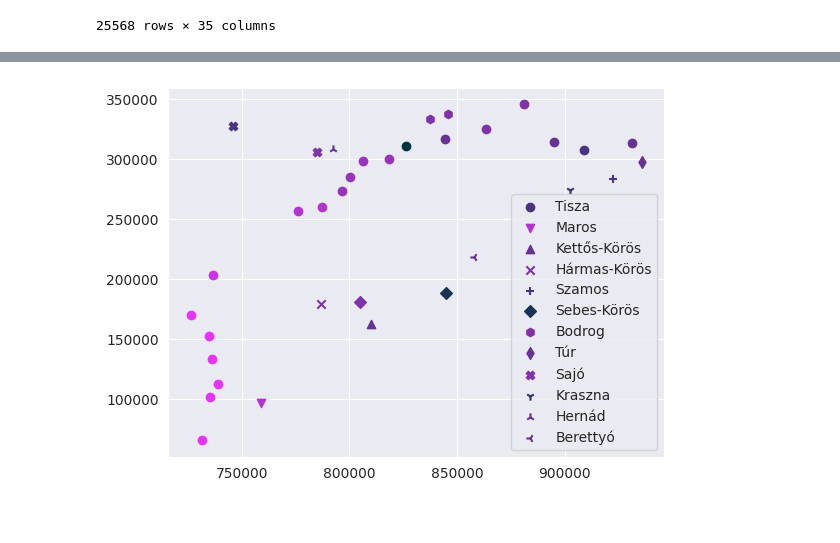
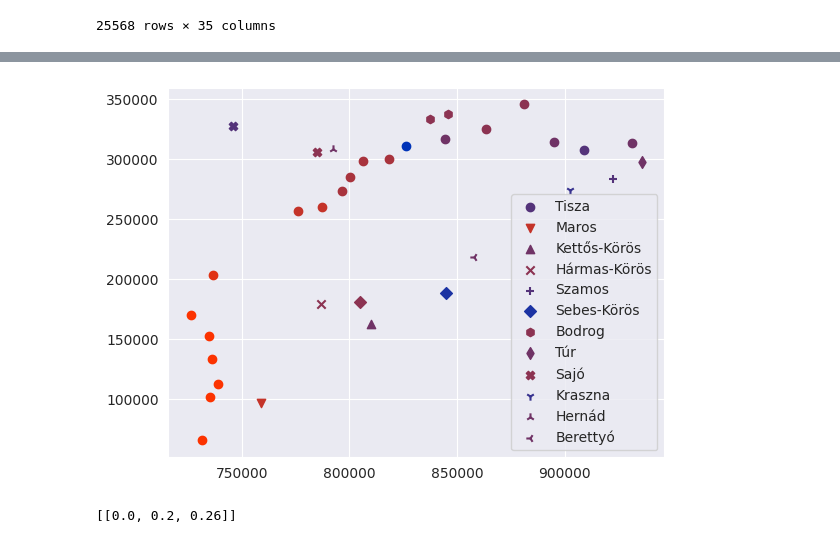
Before and after one commit to theplatters/ecmi-hydrological-forecasting, a Jupyter notebook: notebooks/correlation.ipynb, the cells around one changed output, grey strips where cells are left out. Drawn from its saved outputs; the diff is of its cells as text; code cells hidden in the pictures.

```diff
--- a/notebooks/correlation.ipynb
+++ b/notebooks/correlation.ipynb
@@ -156,3 +97,0 @@ plt.plot(np.linspace(-5,50,54),np.transpose(correlation_matrix[1,1:100]))
-# %%
-cr = pd.DataFrame(data = np.transpose(correlation_matrix), columns=data_nans_removed.columns)
-cr.idxmax() - 5
@@ -186,30 +124,34 @@ meta_nans_removed = pd.concat([meta_nans_removed, max_corr], axis=1)
 # %%
 marker_dict = {
     'Tisza': 'o',
     'Maros': 'v',
     'Kettős-Körös': '^',
     'Hármas-Körös': 'x',
     'Szamos': '+',
     'Sebes-Körös' : 'D',
     'Bodrog' : 'h',
     'Túr' : 'd',
     'Sajó' : 'X',
     'Kraszna' : '1',
     'Hernád' : '2',
     'Berettyó': '3'}
 
 def rgb(val):
-    return [[0.9 - val * 0.1,0.2, 0.98 - val * 0.08]]
+    return [[0.99 - val * 0.11,0.2, 0 + val * 0.08]]
 
 rivers = []
 actors = []
 
 for index,row in meta_nans_removed.iterrows():
     a = plt.scatter(row['EOVx'],row['EOVy'],c=rgb(row['maximum_correlation']),marker=marker_dict[row['river']])
     if row['river'] not in rivers:
         rivers.append(row['river'])
         actors.append(a)
 plt.legend(actors,meta_nans_removed.river.unique())
 plt.show()
 # %% [output]
-[figure, old version]
+[figure, new version]
+# %%
+rgb(9)
+# %% [output]
+[[0.0, 0.2, 0.26]]
```
Also changed, not shown: parts of 7 cells of this notebook.
